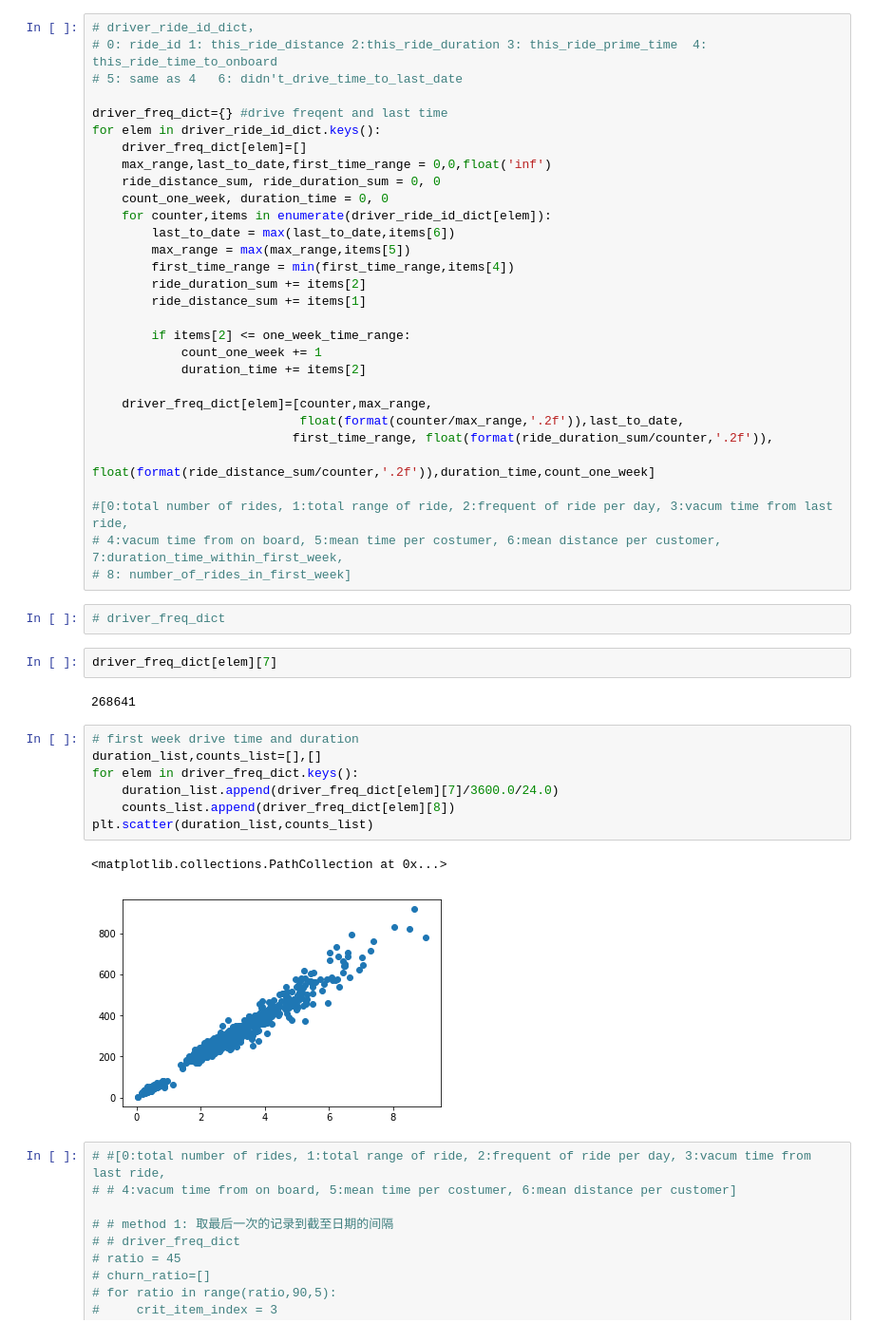
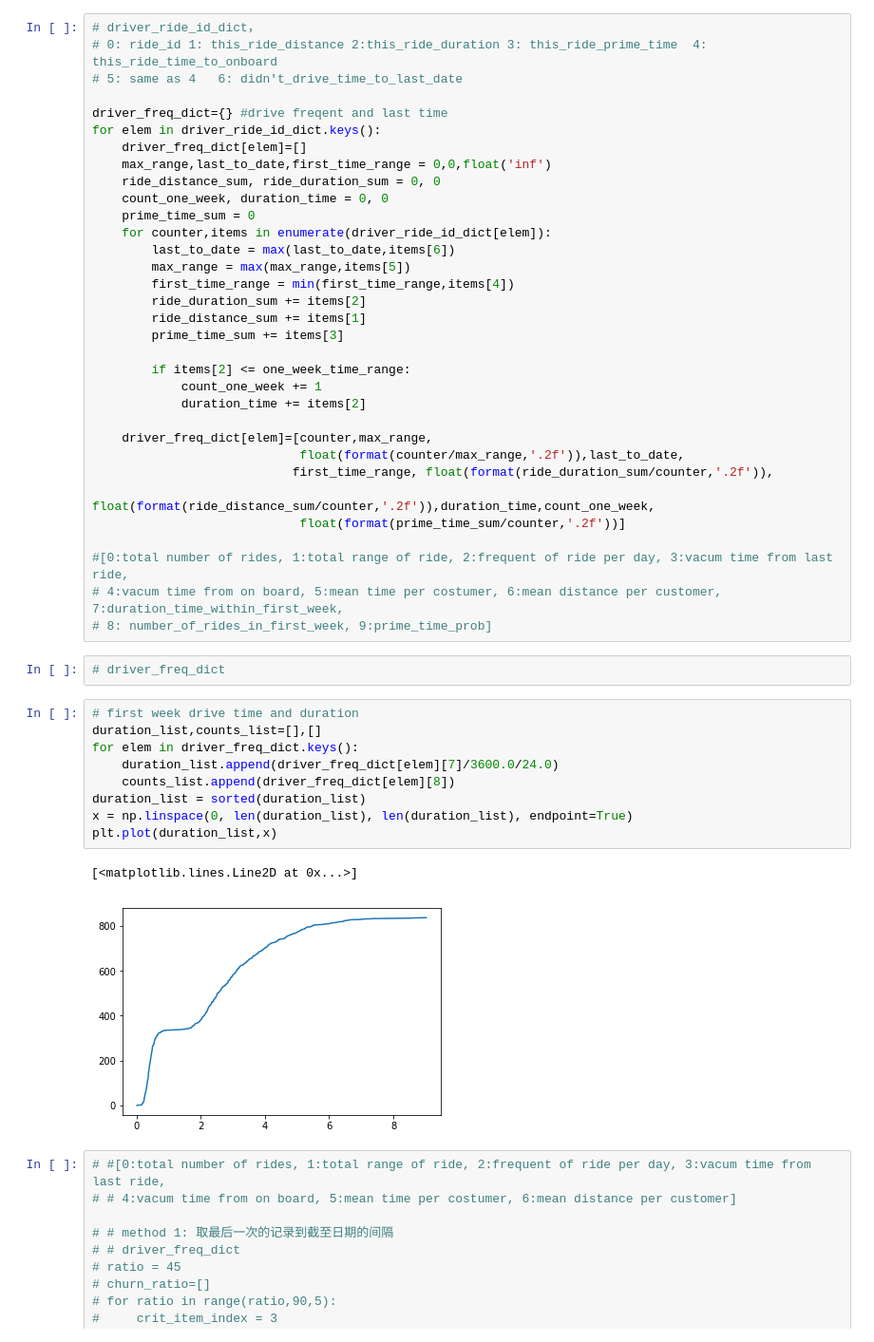
Before and after one commit to Ruijin1988/GIT, a Jupyter notebook: take_home.ipynb, the cells around one changed output. Shown at 95% size. Cells and saved outputs as stored; diff of their text form.

```diff
--- a/take_home.ipynb
+++ b/take_home.ipynb
@@ -95,12 +113,14 @@ for elem in driver_ride_id_dict.keys():
     max_range,last_to_date,first_time_range = 0,0,float('inf')
     ride_distance_sum, ride_duration_sum = 0, 0
     count_one_week, duration_time = 0, 0
+    prime_time_sum = 0
     for counter,items in enumerate(driver_ride_id_dict[elem]):
         last_to_date = max(last_to_date,items[6])
         max_range = max(max_range,items[5])
         first_time_range = min(first_time_range,items[4])
         ride_duration_sum += items[2]
         ride_distance_sum += items[1]
+        prime_time_sum += items[3]
 
         if items[2] <= one_week_time_range:
             count_one_week += 1
@@ -109,27 +129,26 @@ for elem in driver_ride_id_dict.keys():
     driver_freq_dict[elem]=[counter,max_range,
                             float(format(counter/max_range,'.2f')),last_to_date,
                            first_time_range, float(format(ride_duration_sum/counter,'.2f')),
-                            float(format(ride_distance_sum/counter,'.2f')),duration_time,count_one_week]
+                            float(format(ride_distance_sum/counter,'.2f')),duration_time,count_one_week,
+                            float(format(prime_time_sum/counter,'.2f'))]
 
 #[0:total number of rides, 1:total range of ride, 2:frequent of ride per day, 3:vacum time from last ride,
 # 4:vacum time from on board, 5:mean time per costumer, 6:mean distance per customer, 7:duration_time_within_first_week,
-# 8: number_of_rides_in_first_week]
+# 8: number_of_rides_in_first_week, 9:prime_time_prob]
 # %%
 # driver_freq_dict
-# %%
-driver_freq_dict[elem][7]
-# %% [output]
-268641
 # %%
 # first week drive time and duration
 duration_list,counts_list=[],[]
 for elem in driver_freq_dict.keys():
     duration_list.append(driver_freq_dict[elem][7]/3600.0/24.0)
     counts_list.append(driver_freq_dict[elem][8])
-plt.scatter(duration_list,counts_list)
+duration_list = sorted(duration_list)
+x = np.linspace(0, len(duration_list), len(duration_list), endpoint=True)
+plt.plot(duration_list,x)
 # %% [output]
-<matplotlib.collections.PathCollection at 0x...>
+[<matplotlib.lines.Line2D at 0x...>]
-[figure, old version]
+[figure, new version]
 # %%
 # #[0:total number of rides, 1:total range of ride, 2:frequent of ride per day, 3:vacum time from last ride,
 # # 4:vacum time from on board, 5:mean time per costumer, 6:mean distance per customer]
```
Also changed, not shown: parts of 7 cells of this notebook.
